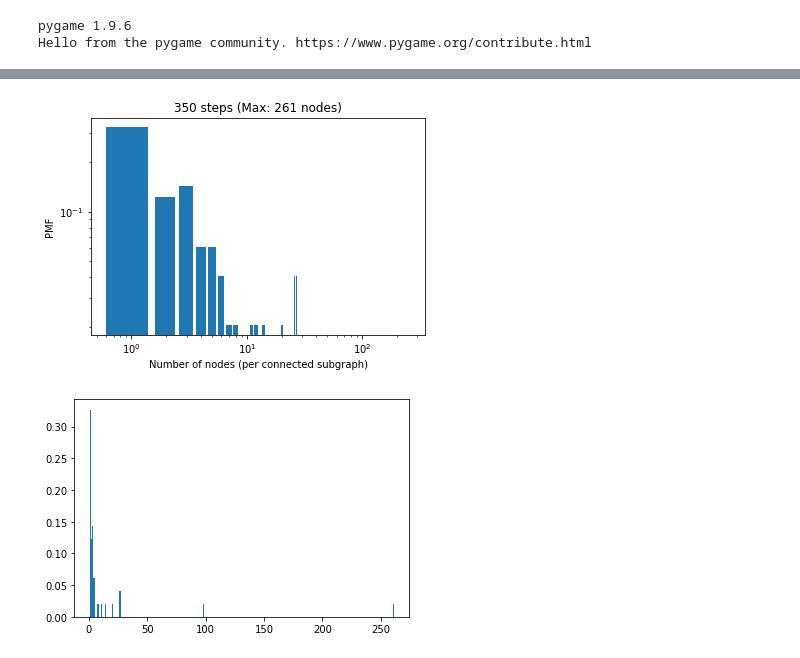
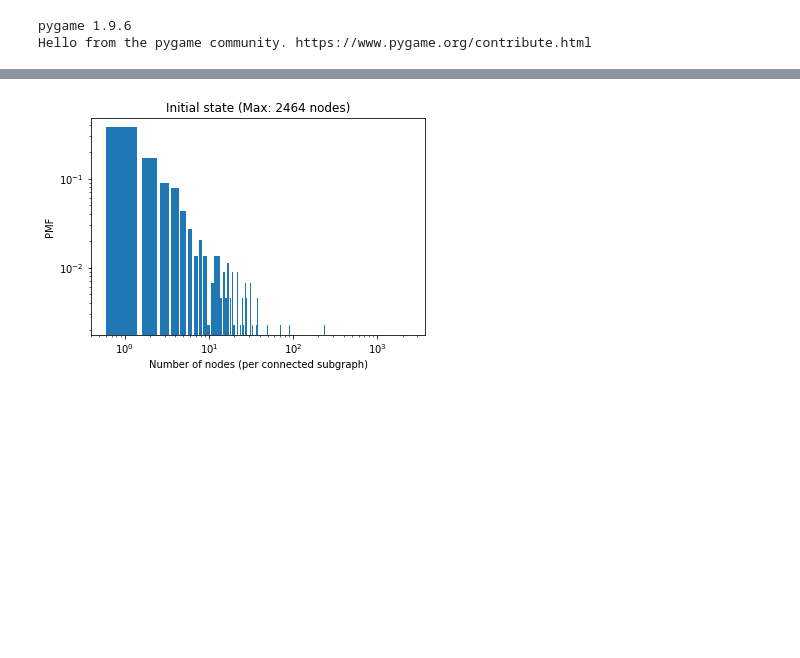
Before and after one commit to danny-kang-dev/ComplexLizards-CA, a Jupyter notebook: code/Results Generator.ipynb, the cells around one changed output, grey strips where cells are left out. Saved outputs shown, nothing was run; the diff lists cells and outputs as text; code cells hidden in the pictures; blank space fills up the shorter version.

```diff
--- a/code/Results Generator.ipynb
+++ b/code/Results Generator.ipynb
@@ -35,8 +26,10 @@ The iterable function was deprecated in Matplotlib 3.1 and will be removed in 3.
 # %%
 # Initial pmf of number of nodes
-plot_graph_pmf(G,350)
+hexmap = HexMap(width=100, height=100)
+
+G = create_hexmap(hexmap)
+plot_graph_pmf(G,0)
 # %% [output]
-[figure, old version]
+[figure, new version]
-[figure, removed]
 # %%
 # pmf of number of nodes after 300 steps
```
Also changed, not shown: parts of 7 cells of this notebook, 1 other file.
